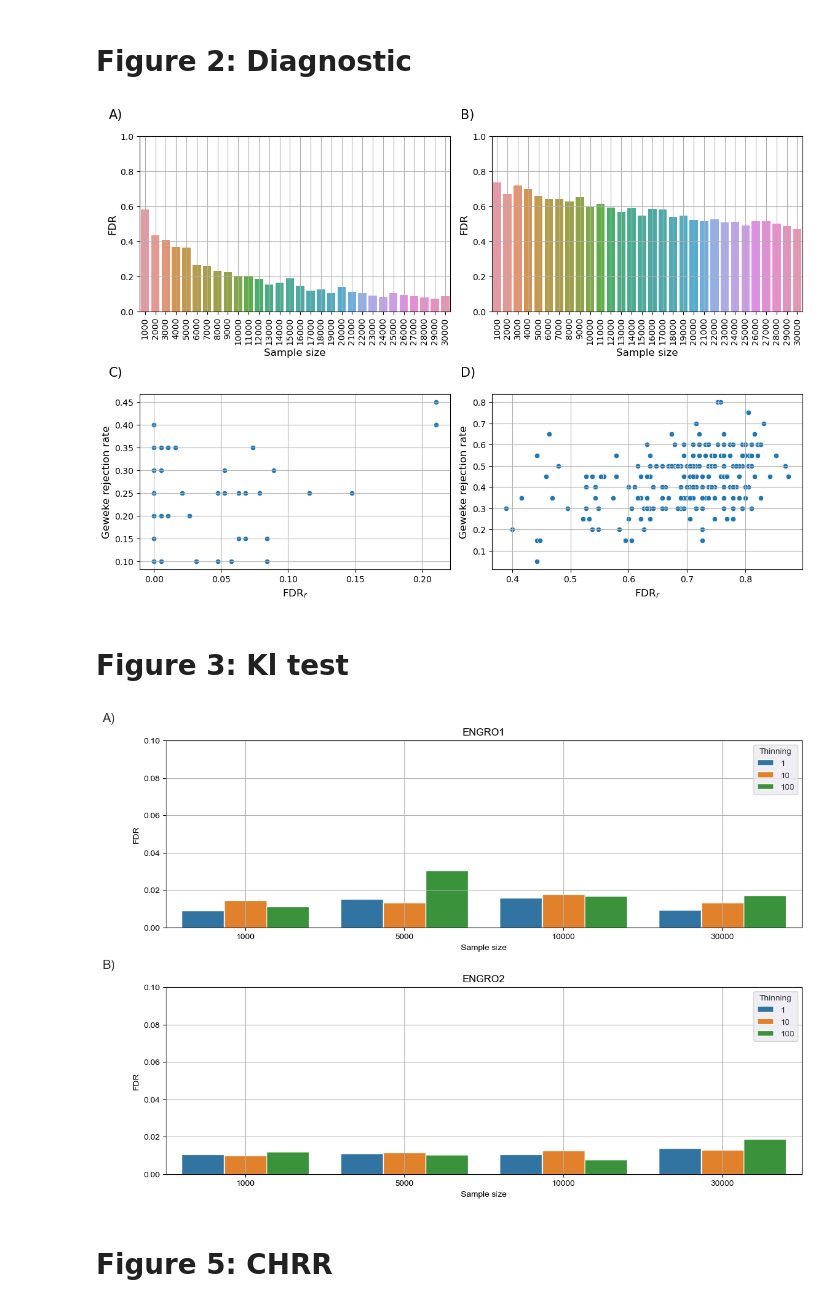
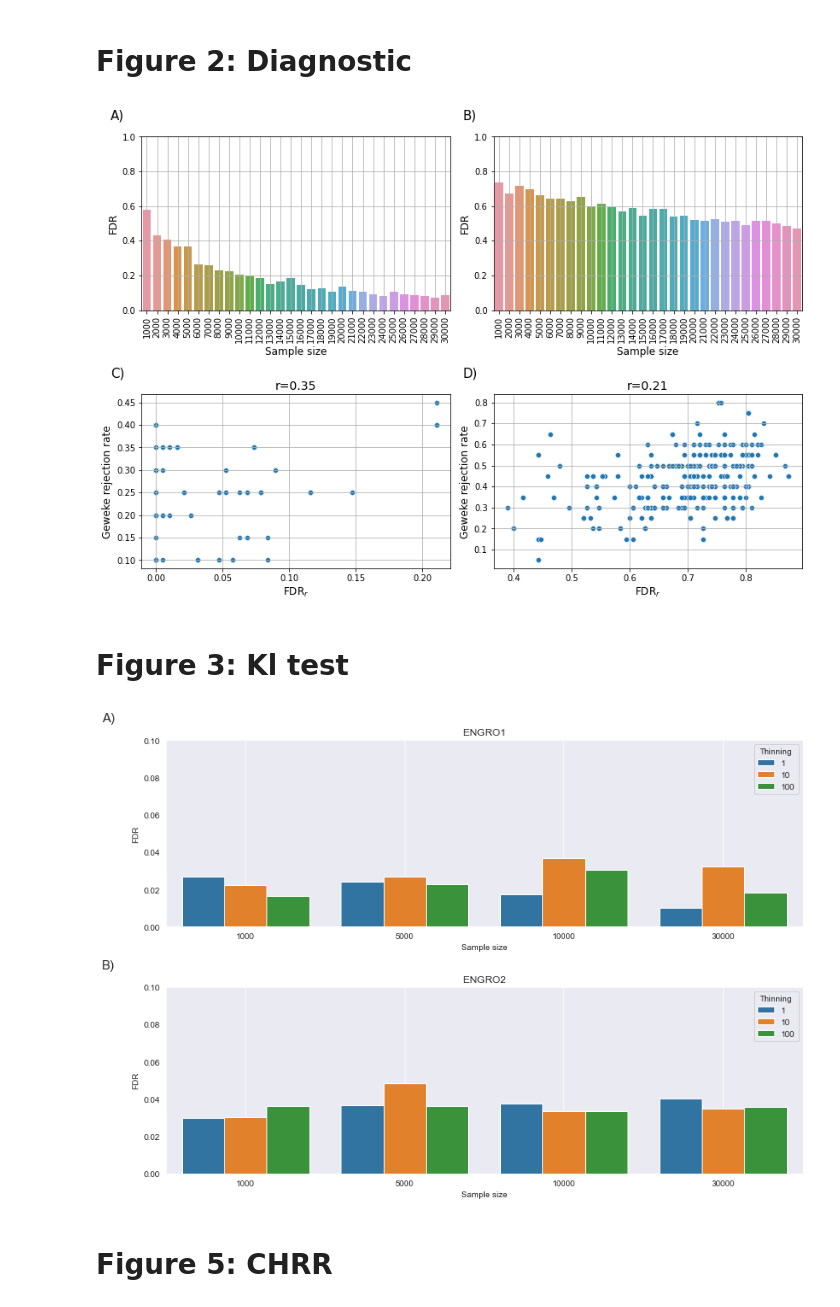
Before and after one commit to CompBtBs/FalseDiscoveriesAnalysis, a Jupyter notebook: code/visualization/visualization.ipynb, the cells around one changed output. Cells and saved outputs as stored; diff of their text form; code cells hidden in the pictures.

Commit message:
general update of data

```diff
--- a/code/visualization/visualization.ipynb
+++ b/code/visualization/visualization.ipynb
@@ -189,7 +190,7 @@ df2=pd.DataFrame(df2.mean(1)).reset_index()
 thres=1.28
 dfs_geweke=[]
 for i in range(20):
-    df=pd.read_csv("../../results/convergence/ENGRO 1/geweke/chrrThinning100/1000_"+str(i)+".csv",index_col=0)
+    df=pd.read_csv("../../results/convergence/ENGRO 1/geweke/CHRRThinning100_1000_"+str(i)+".csv",index_col=0)
     df.columns=["reactions",str(i)]
     dfs_geweke.append(df.iloc[:,1])
 dfs_geweke=pd.concat(dfs_geweke,axis=1)
@@ -204,7 +205,7 @@ dfCompare["MW"]=dfMW.iloc[0:-1]
 
 dfs_geweke=[]
 for i in range(20):
-    df=pd.read_csv("../../results/convergence/ENGRO 2/geweke/chrrThinning100/1000_"+str(i)+".csv",index_col=0)
+    df=pd.read_csv("../../results/convergence/ENGRO 2/geweke/CHRRThinning100_1000_"+str(i)+".csv",index_col=0)
     df.columns=["reactions",str(i)]
     dfs_geweke.append(df.iloc[:,1])
 dfs_geweke=pd.concat(dfs_geweke,axis=1)
@@ -249,7 +250,7 @@ for i in range(2):
     ax[j,i].set_xlabel("FDR$_{r}$",fontsize = 12.0)
     ax[j,i].set_ylabel("Geweke rejection rate",fontsize = 12.0)
     ax[j,i].grid()
-    #ax[j,i].set_title("r="+values[i],fontsize = 14)
+    ax[j,i].set_title("r="+values[i],fontsize = 14)
 
 
 ## inserisco le figure
@@ -261,7 +262,7 @@ ax[1,1].text(-0.1, 1.1, 'D)',fontdict={"fontsize":15},transform=ax[1,1].transAxe
 plt.tight_layout()
 fig.savefig("../../figures/Figure2_PanelDiagnostic.png",dpi=600)
 # %% [output]
-[figure, old version]
+[figure, new version]
 # %% [markdown]
 # Figure 3: Kl test
 # %%
@@ -276,11 +277,7 @@ howmanys2=[]
 for algorithm in ["chrr"]:
     for thinning in [1,10,100]:
 
-        if(algorithm != "cbs3"):
-            df=pd.read_csv("../../results/KLD/ENGRO 1/" + algorithm + "Thinning" +str(thinning) + "/kld.csv",index_col=0)
-        else:
-            df=pd.read_csv("../../results/KLD/ENGRO 1/" + algorithm + "groupedBy" +str(thinning) + "/kld.csv",index_col=0)
-
+        df=pd.read_csv("../../results/KLD/ENGRO 1/" + algorithm + "Thinning" +str(thinning) + "/kld.csv",index_col=0)
 
 
         reactions=df.columns[1:]
@@ -303,7 +300,7 @@ for algorithm in ["chrr"]:
                 ecdf=ECDF(df3tr[reaction].values)
                 values=ecdf(df3te[reaction].values)
 
-                howmany=np.sum(values>0.01)
+                howmany=np.sum(values>0.99)
 
                 #print(reaction,howmany)
                 howmanys.append(howmany)
@@ -315,8 +312,8 @@ for algorithm in ["chrr"]:
 
 
  #%%
-dfRes=pd.DataFrame(columns=["reaction_name","pval","sample"])
-dfRes["pval"]=1-np.array(howmanys)/(190-thres)
+dfRes=pd.DataFrame(columns=["reaction_name","FDR","sample"])
+dfRes["FDR"]=np.array(howmanys)/(190-thres)
 
 dfRes["sample"]=sample_size
 dfRes["Thinning"]=thinnings
@@ -334,10 +331,7 @@ howmanys2=[]
 for algorithm in ["chrr"]:
     for thinning in [1,10,100]:
 
-        if(algorithm != "cbs3"):
-            df=pd.read_csv("../../results/KLD/ENGRO 2/" + algorithm + "Thinning" +str(thinning) + "/kld.csv",index_col=0)
-        else:
-            df=pd.read_csv("../../results/KLD/ENGRO 2/" + algorithm + "groupedBy" +str(thinning) + "/kld.csv",index_col=0)
+        df=pd.read_csv("../../results/KLD/ENGRO 2/" + algorithm + "Thinning" +str(thinning) + "/kld.csv",index_col=0)
 
         reactions=df.columns[1:]
         #
@@ -359,7 +353,7 @@ for algorithm in ["chrr"]:
                 ecdf=ECDF(df3tr[reaction].values)
                 values=ecdf(df3te[reaction].values)
 
-                howmany=np.sum(values>0.01)
+                howmany=np.sum(values>0.99)
 
                 #print(reaction,howmany)
                 howmanys.append(howmany)
@@ -371,8 +365,8 @@ for algorithm in ["chrr"]:
 
 
  #%%
-dfRes2=pd.DataFrame(columns=["reaction_name","pval","sample"])
-dfRes2["pval"]=1-np.array(howmanys)/(190-thres)
+dfRes2=pd.DataFrame(columns=["reaction_name","FDR","sample"])
+dfRes2["FDR"]=np.array(howmanys)/(190-thres)
 
 dfRes2["sample"]=sample_size
 dfRes2["Thinning"]=thinnings
@@ -381,33 +375,33 @@ dfRes2["algorithm"]=algorithms
 # %%
 fig,ax=plt.subplots(2,1,layout="constrained")
 fig.set_size_inches(11.69,8.27)
 
 sns.set_style("darkgrid")
 dfResA=dfRes[dfRes["algorithm"]==algorithm];
-sns.barplot(data=dfResA,x="sample",y="pval",hue="Thinning", ci=None,ax=ax[0]);
+sns.barplot(data=dfResA,x="sample",y="FDR",hue="Thinning", ci=None,ax=ax[0]);
 ax[0].set_ylim([0,0.1]);
 ax[0].set_title("ENGRO1");
 ax[0].grid();
 ax[0].set_xlabel("Sample size")
 ax[0].set_ylabel("FDR")
 
 
 dfResA=dfRes2[dfRes2["algorithm"]==algorithm];
-sns.barplot(data=dfResA,x="sample",y="pval",hue="Thinning", ci=None,ax=ax[1]);
+sns.barplot(data=dfResA,x="sample",y="FDR",hue="Thinning", ci=None,ax=ax[1]);
 ax[1].set_ylim([0,0.1]);
 ax[1].set_title("ENGRO2");
 ax[1].grid();
 ax[1].set_xlabel("Sample size")
 ax[1].set_ylabel("FDR")
 #ax[0].xticks(rotation='vertical');
 
 ax[0].text(-0.1, 1.1,'A)',ha='left',fontdict={"fontsize":15},transform=ax[0].transAxes)
 ax[1].text(-0.1, 1.1, 'B)',fontdict={"fontsize":15},transform=ax[1].transAxes)
 
 plt.tight_layout()
 plt.savefig("../../figures/KLD.png",dpi=600)
 # %% [output]
-[figure, old version]
+[figure, new version]
 # %% [markdown]
 # Figure 5: CHRR
 # %%
```
Also changed, not shown: parts of 5 cells of this notebook, 4 other files.
